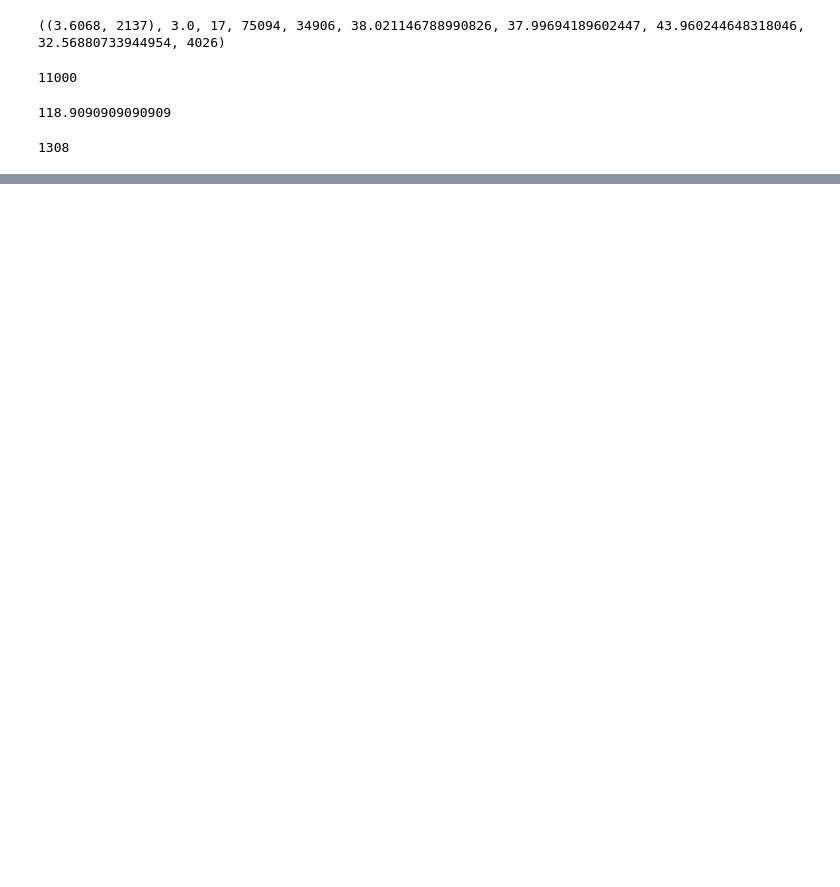
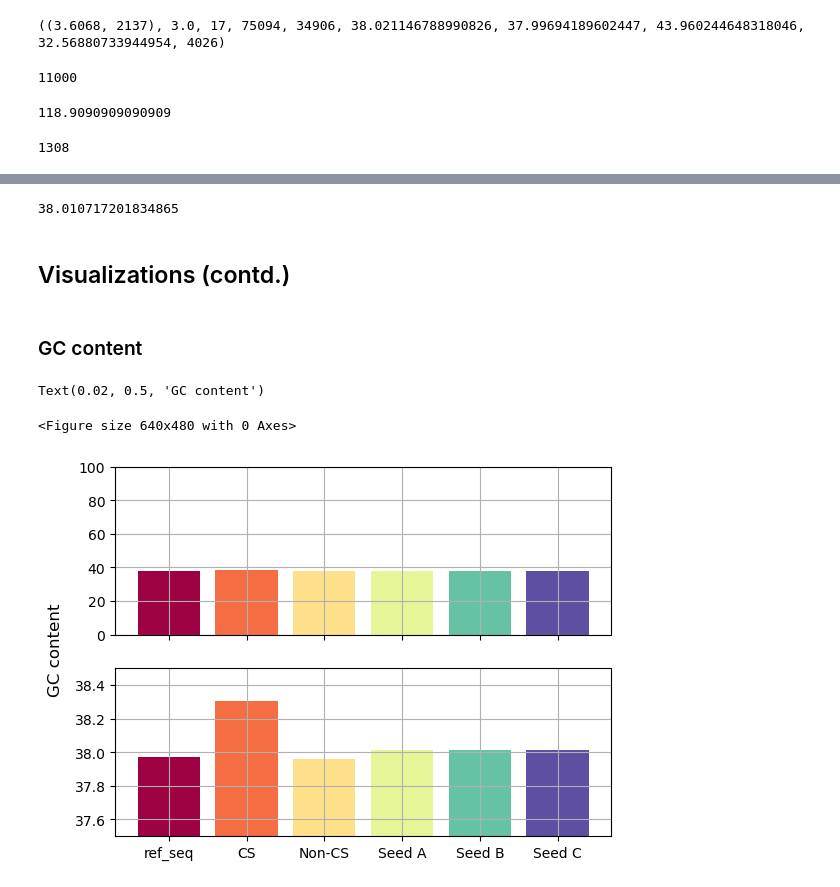
Before and after one commit to iamakhilverma/conserved_stretches_in_sars_cov2, a Jupyter notebook: notebooks_and_scripts/notebook_002.ipynb, the cells around one changed output, grey strips where cells are left out. Drawn from its saved outputs; the diff is of its cells as text; code cells hidden in the pictures; blank space fills up the shorter version.

Commit message:
Updated notebook 02 with plot for ZAP-binding motif count >= 1 percentage, GC content in CS vs randomized samples

```diff
--- a/notebooks_and_scripts/notebook_002.ipynb
+++ b/notebooks_and_scripts/notebook_002.ipynb
@@ -1358,0 +1259,51 @@ for i, seq in enumerate(df.iloc[0][2:2+len(conserved_stretch_info_list)]):
+# %%
+av_zap_motifs_count_seed_A[5]
+# %% [output]
+38.010717201834865
+# %% [markdown]
+## Visualizations (contd.)
+# %% [markdown]
+### GC content
+# %%
+# plt.style.use('default')
+plt.figure()
+fig, (ax1, ax2) = plt.subplots(nrows=2, ncols=1, sharex=True)
+
+my_cmap = cm.get_cmap("Spectral", 6)
+
+ax1.bar(
+    ['ref_seq', 'CS', 'Non-CS', 'Seed A', 'Seed B', 'Seed C'],
+    [
+        GC(ref_seq),
+        GC(cs_seqs_combined),
+        GC(ref_seq_without_cs),
+        av_zap_motifs_count_seed_A[5],
+        av_zap_motifs_count_seed_B[5],
+        av_zap_motifs_count_seed_C[5],
+    ],
+    color=my_cmap(range(6))
+)
+ax1.set_ylim(0,100)
+ax1.grid(True)
+
+ax2.bar(
+    ['ref_seq', 'CS', 'Non-CS', 'Seed A', 'Seed B', 'Seed C'],
+    [
+        GC(ref_seq),
+        GC(cs_seqs_combined),
+        GC(ref_seq_without_cs),
+        av_zap_motifs_count_seed_A[5],
+        av_zap_motifs_count_seed_B[5],
+        av_zap_motifs_count_seed_C[5],
+    ],
+    color=my_cmap(range(6))
+)
+ax2.set_ylim(37.5, 38.5)
+ax2.grid(True)
+
+fig.supylabel('GC content')
+# ax1.text(0, 0, 'GC content', transform=fig.transFigure)
+# %% [output]
+Text(0.02, 0.5, 'GC content')
+<Figure size 640x480 with 0 Axes>
+[figure, added]
```
Also changed, not shown: parts of 27 cells of this notebook.
